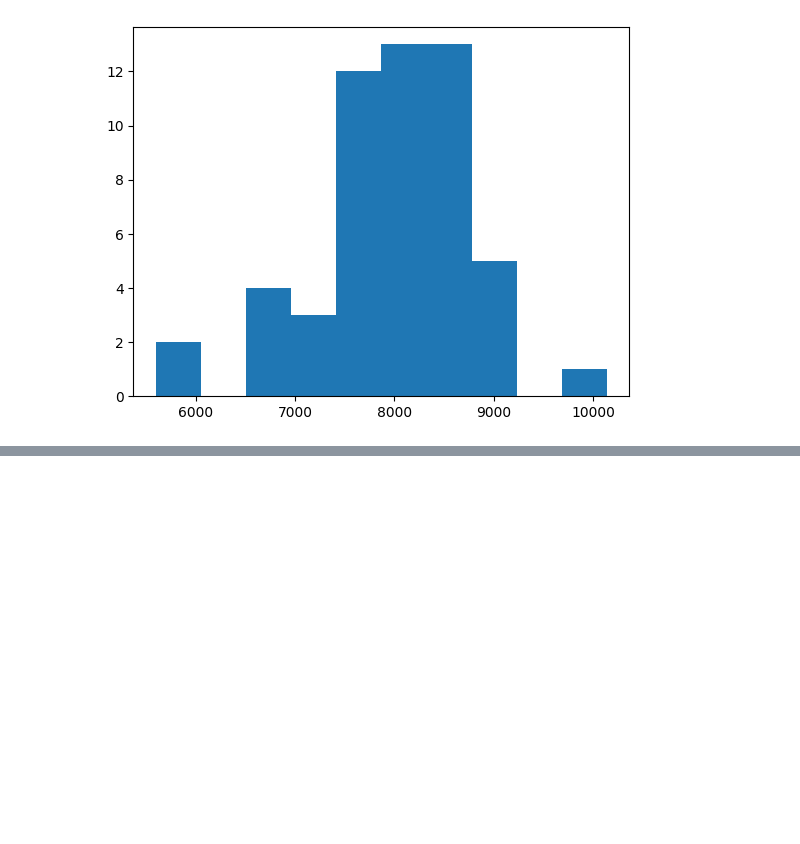
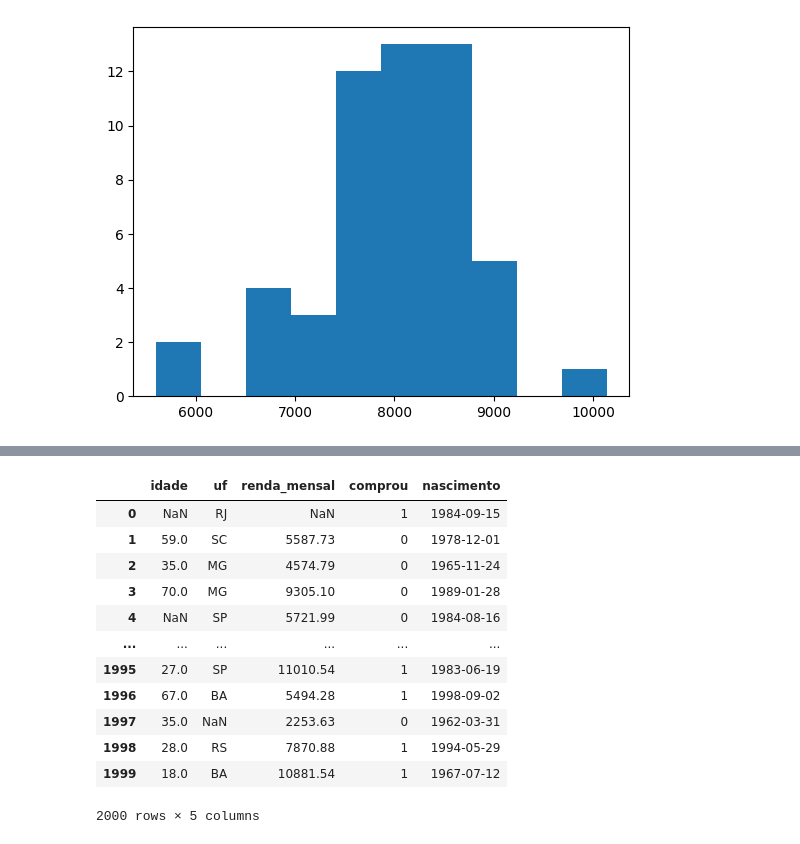
Before and after one commit to CaioHarrys/CURSO-PYTHON-IA, a Jupyter notebook: DataSet_Clientes_Completos/analise.ipynb, the cells around one changed output, grey strips where cells are left out. Cells and saved outputs as stored; diff of their text form; code cells hidden in the pictures; blank space fills up the shorter version.

```diff
--- a/DataSet_Clientes_Completos/analise.ipynb
+++ b/DataSet_Clientes_Completos/analise.ipynb
@@ -66,0 +90,24 @@ plt.show()
+# %%
+# trocamos o nome da coluna
+df.rename(columns={'cidade':'uf'}, inplace=True)
+# tirando a coluna nome
+df.drop('nome', axis=1, inplace=True)
+# convertendo datas para datetype
+df['nascimento'] = pd.to_datetime(df['data_nasc'], errors='coerce')
+# tirando coluna data_nasc
+df.drop('data_nasc', axis=1, inplace=True)
+df
+# %% [output]
+|  | idade | uf | renda_mensal | comprou | nascimento |
+| 0 | NaN | RJ | NaN | 1 | 1984-09-15 |
+| 1 | 59.0 | SC | 5587.73 | 0 | 1978-12-01 |
+| 2 | 35.0 | MG | 4574.79 | 0 | 1965-11-24 |
+| 3 | 70.0 | MG | 9305.10 | 0 | 1989-01-28 |
+| 4 | NaN | SP | 5721.99 | 0 | 1984-08-16 |
+| ... | ... | ... | ... | ... | ... |
+| 1995 | 27.0 | SP | 11010.54 | 1 | 1983-06-19 |
+| 1996 | 67.0 | BA | 5494.28 | 1 | 1998-09-02 |
+| 1997 | 35.0 | NaN | 2253.63 | 0 | 1962-03-31 |
+| 1998 | 28.0 | RS | 7870.88 | 1 | 1994-05-29 |
+| 1999 | 18.0 | BA | 10881.54 | 1 | 1967-07-12 |
+2000 rows × 5 columns
```
Also changed, not shown: parts of 9 cells of this notebook.
